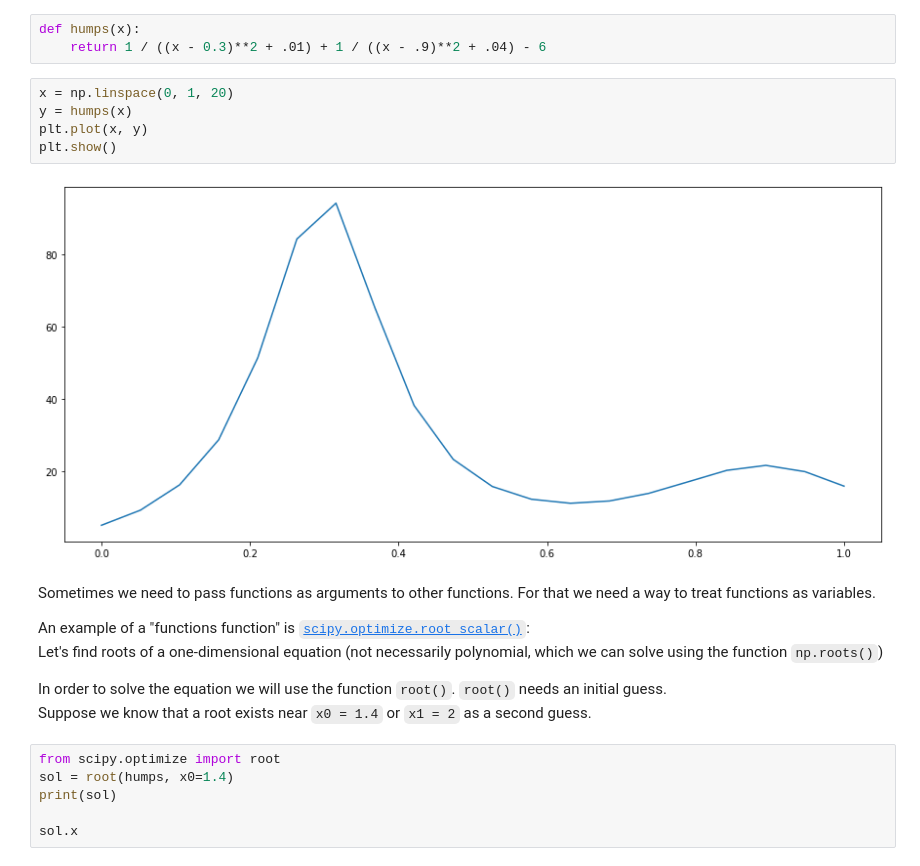
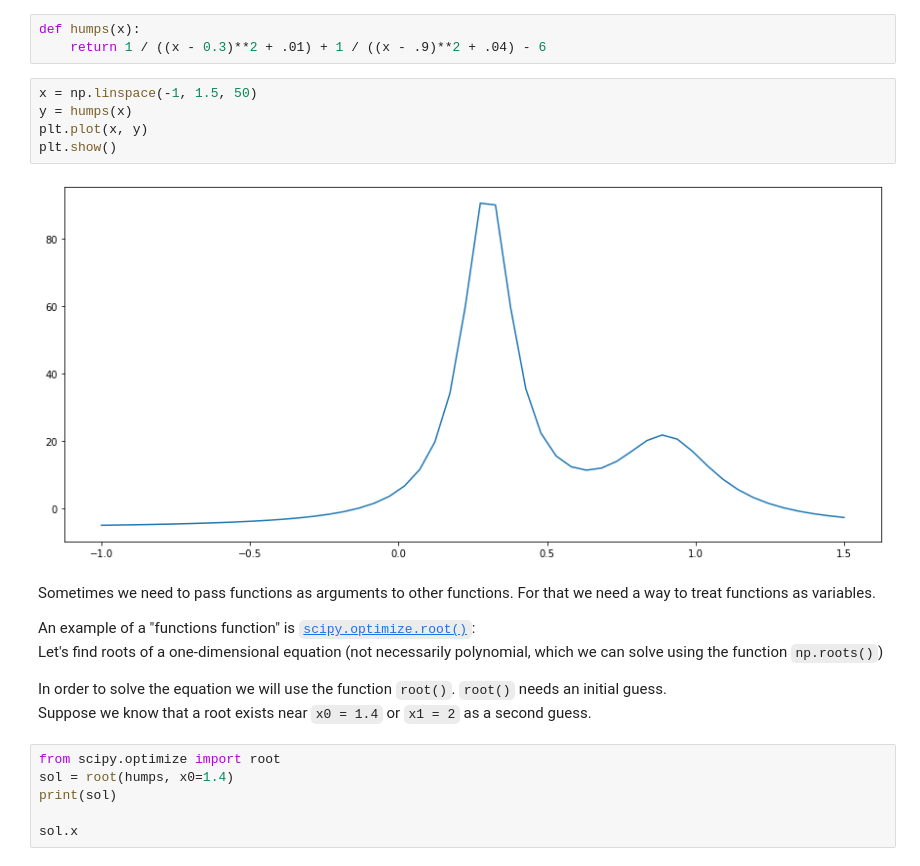
Before and after one commit to nivkeren/computational-methods, a Jupyter notebook: Lesson9.ipynb, the cells around one changed output. Saved outputs shown, nothing was run; the diff lists cells and outputs as text.

```diff
--- a/Lesson9.ipynb
+++ b/Lesson9.ipynb
@@ -21,16 +25,16 @@ plt.rcParams['figure.figsize'] = [15, 6.67]
 def humps(x):
     return 1 / ((x - 0.3)**2 + .01) + 1 / ((x - .9)**2 + .04) - 6
 # %%
-x = np.linspace(0, 1, 20)
+x = np.linspace(-1, 1.5, 50)
 y = humps(x)
 plt.plot(x, y)
 plt.show()
 # %% [output]
-[figure, old version]
+[figure, new version]
 # %% [markdown]
 Sometimes we need to pass functions as arguments to other functions. For that we need a way to treat functions as variables.
 
-An example of a "functions function" is [`scipy.optimize.root_scalar()`](https://docs.scipy.org/doc/scipy/reference/generated/scipy.optimize.root_scalar.html#scipy.optimize.root_scalar):   \
+An example of a "functions function" is [`scipy.optimize.root()`](https://docs.scipy.org/doc/scipy/reference/generated/scipy.optimize.root_scalar.html#scipy.optimize.root_scalar):   \
 Let's find roots of a one-dimensional equation (not necessarily polynomial, which we can solve using the function `np.roots()`)
 
 In order to solve the equation we will use the function `root()`. `root()` needs an initial guess.
```
Also changed, not shown: parts of 65 cells of this notebook, 2 other files.
